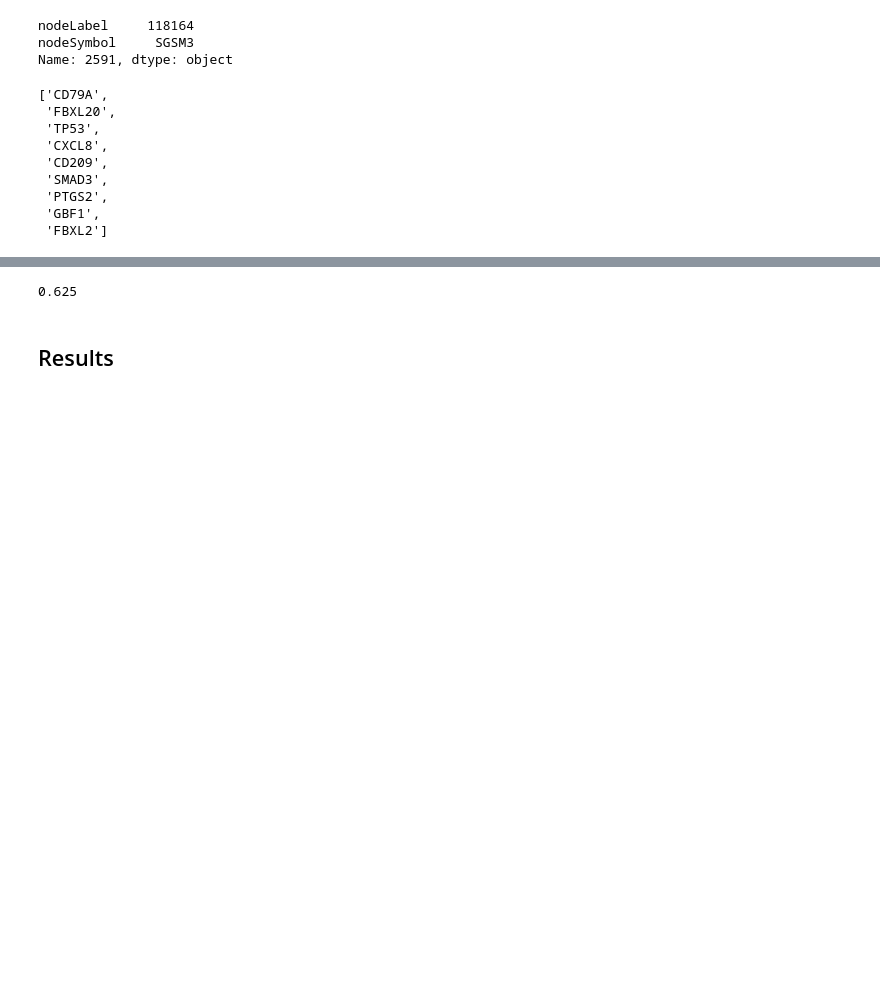
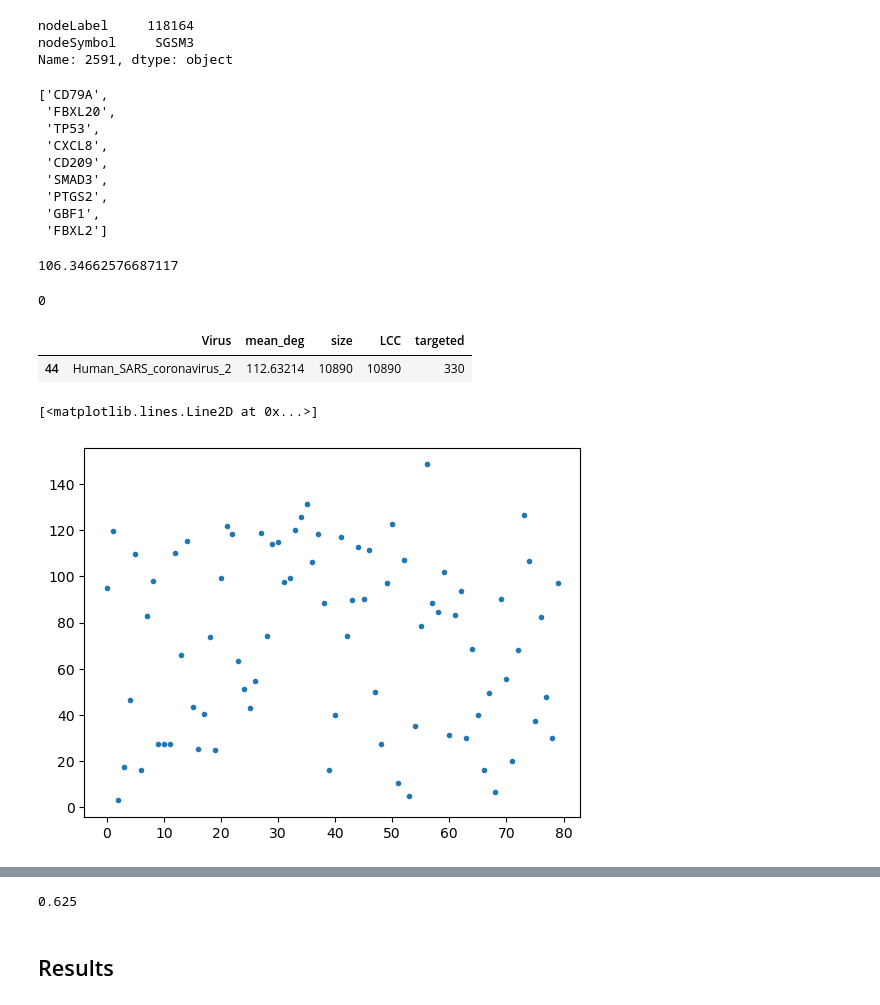
Before and after one commit to francescozambelli/OncoVirus_SarsCov2, a Jupyter notebook: Syntetic_Viruses.ipynb, the cells around one changed output, grey strips where cells are left out. Saved outputs shown, nothing was run; the diff lists cells and outputs as text; code cells hidden in the pictures; blank space fills up the shorter version.

```diff
--- a/Syntetic_Viruses.ipynb
+++ b/Syntetic_Viruses.ipynb
@@ -50,7 +57,7 @@ for i, vi in enumerate(neigh0_indexes):
 # %%
 virus_nodes2_list = []
 virus_nodes2_dict ={}
-target_folder = "Virus_data_Enriched_"+str(CUT_THR)+"_Neigh_1"+"/"
+target_folder = "../Data/Virus_data_Enriched_"+str(CUT_THR)+"_Neigh_1"+"/"
 
 neigh2_indexes = virus_metadata[virus_metadata["neigh_order"]==1].index.values
 for i, vi in enumerate(neigh2_indexes):
@@ -244,11 +265,10 @@ It seems that there is an exponential like distribution, which could mean that s
 # %% [markdown]
 ## Human network
 # %%
-human_ppi = pd.read_csv("data_BIOGRID/BIOGRID_homo_sapiens_ncbi.edges", sep=" ", header=None)
-human_ppi.columns=["source", "target", "weight"]
-
+human_ppi = pd.read_csv("../Data/data_BIOGRID/BIOGRID_homo_sapiens.edges", sep=" ", header=None)
+human_ppi.columns=["source","target","weight"]
 #human PPI connections with respective identificative index
-human_nodes = pd.read_csv("data_BIOGRID/BIOGRID_homo_sapiens_ncbi.nodes", sep=" ", index_col=0)
+human_nodes = pd.read_csv("../Data/data_BIOGRID/BIOGRID_homo_sapiens.nodes", sep=" ", index_col=0)
 
 #create human PPI network
 human_g = gt.Graph(directed=False)
@@ -256,11 +276,10 @@ human_g.add_edge_list(human_ppi.values)
 # %%
 def create_syntetic_virus(virus_targeted_proteins):
     #human PPI edges
-    human_ppi = pd.read_csv("BIOSTR_homo_sapiens.edges", sep=" ", header=None)
-    human_ppi.columns=["source", "target", "weight"]
-
+    human_ppi = pd.read_csv("../Data/data_BIOGRID/BIOGRID_homo_sapiens.edges", sep=" ", header=None)
+    human_ppi.columns=["source","target","weight"]
     #human PPI connections with respective identificative index
-    human_nodes = pd.read_csv("BIOSTR_homo_sapiens.nodes", sep=" ", index_col=0)
+    human_nodes = pd.read_csv("../Data/data_BIOGRID/BIOGRID_homo_sapiens.nodes", sep=" ", index_col=0)
 
     #create human PPI network
     human_g = gt.Graph(directed=False)
@@ -643,4 +787,8 @@ virus_nodes1_list[1]
  'FBXL2']
 # %%
 g1, n1 = create_syntetic_virus(virus_nodes1_list[1])
+# %%
+g0.get_total_degrees(np.arange(g0.num_vertices())).mean()
+# %% [output]
+106.34662576687117
 # %%
@@ -652,3 +801,7 @@ for vn1 in virus_nodes1_list:
     lcc_vir.append(lcc_now)
     size_vir.append(size_now)
     #print(size_now, lcc_now, lcc_now==size_now)
+# %%
+len(lcc_vir)
+# %% [output]
+0
@@ -654,0 +814,10 @@ for vn1 in virus_nodes1_list:
+# %%
+vir_df[vir_df["Virus"]=="Human_SARS_coronavirus_2"]
+# %% [output]
+|  | Virus | mean_deg | size | LCC | targeted |
+| 44 | Human_SARS_coronavirus_2 | 112.63214 | 10890 | 10890 | 330 |
+# %%
+plt.plot(mdeg_vir, ".")
+# %% [output]
+[<matplotlib.lines.Line2D at 0x...>]
+[figure, added]
```
Also changed, not shown: parts of 39 cells of this notebook, 3 other files.
